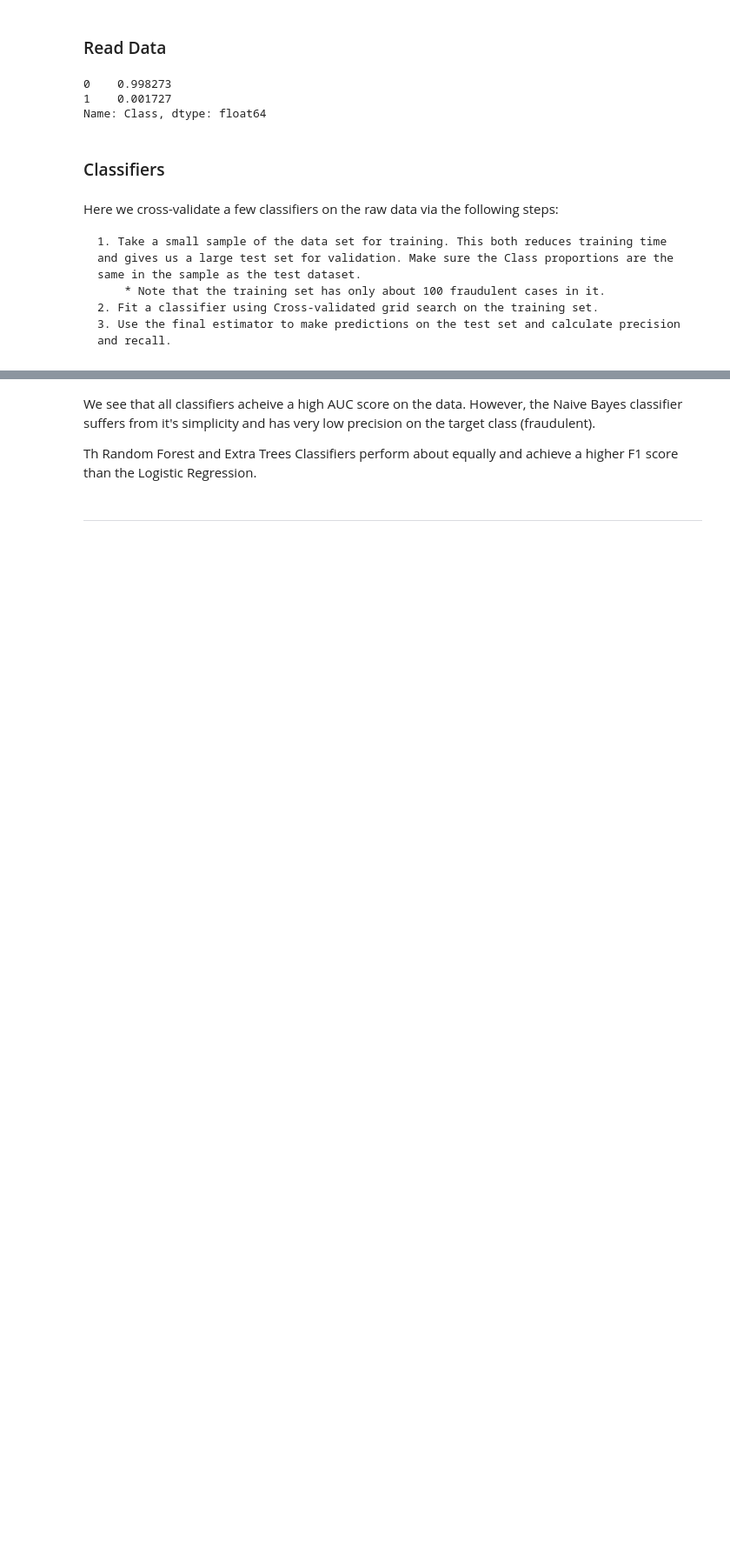
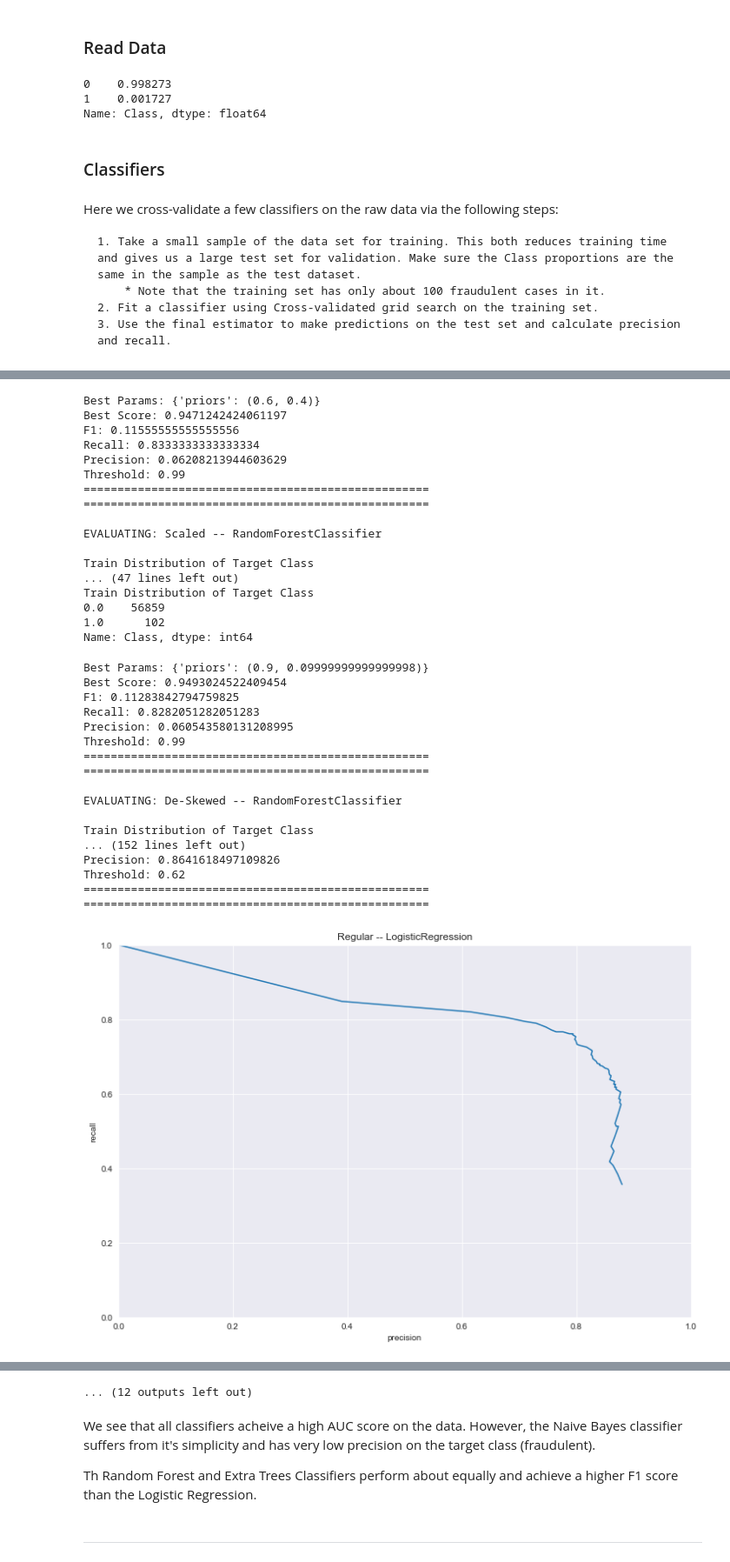
Before and after one commit to rshap91/credit_card_fraud, a Jupyter notebook: Classifiers.ipynb, the cells around one changed output, grey strips where cells are left out. Shown at 87% size. Cells and saved outputs as stored; diff of their text form; code cells hidden in the pictures; blank space fills up the shorter version.

Commit message:
ran all the way through proper outlier removal

```diff
--- a/Classifiers.ipynb
+++ b/Classifiers.ipynb
@@ -218,10 +220,8 @@ tree_params = {
 # %%
 results = {}
 # %%
-for data_transformed, transform_label in zip(
-    [df, scaled_df, deskewed, no_ol, deskewed_no_ol, no_ol_deskewed],
-    ['Regular', 'Scaled', 'De-Skewed', 'No Outliers', 'De-Skewed - No Outliers', 'No Outliers - De-Skewed']
-):
+for data_transformed, transform_label in zip([df, scaled_df, deskewed, scaled_df, deskewed],
+                                             ['Regular', 'Scaled', 'De-Skewed', 'No Outliers', 'De-Skewed - No Outliers']):
     for clf, params in zip(
         [
             LogisticRegression(),
@@ -242,7 +242,11 @@ for data_transformed, transform_label in zip(
         label = transform_label + ' -- ' + model_name
         print('EVALUATING:', label)
         print()
+
+        # get samples and potentially remove outliers for related transforms
         train_reg, test_reg = get_sample(data_transformed, frac=0.2)
+        if transform_label in ['No Outliers', 'De-Skewed - No Outliers']:
+            train_reg = cfh.remove_outliers(train_reg, S=5, subset_rows=train_reg.Class==0, subset_cols=sub_cols)
         print()
         plt.figure(figsize=(12,8))
         mod, x, y, stats = evaluate_classifier(train_reg, test_reg, clf, params)
@@ -251,3 +255,4 @@ for data_transformed, transform_label in zip(
         print('===================================================')
         print('===================================================')
         print()
+# %% [output]
@@ -253,0 +293,35 @@ for data_transformed, transform_label in zip(
+Best Params: {'priors': (0.6, 0.4)}
+Best Score: 0.9471242424061197
+F1: 0.11555555555555556
+Recall: 0.8333333333333334
+Precision: 0.06208213944603629
+Threshold: 0.99
+===================================================
+===================================================
+
+EVALUATING: Scaled -- RandomForestClassifier
+
+Train Distribution of Target Class
+... (47 lines left out)
+Train Distribution of Target Class
+0.0    56859
+1.0      102
+Name: Class, dtype: int64
+Best Params: {'priors': (0.9, 0.09999999999999998)}
+Best Score: 0.9493024522409454
+F1: 0.11283842794759825
+Recall: 0.8282051282051283
+Precision: 0.060543580131208995
+Threshold: 0.99
+===================================================
+===================================================
+
+EVALUATING: De-Skewed -- RandomForestClassifier
+
+Train Distribution of Target Class
+... (152 lines left out)
+Precision: 0.8641618497109826
+Threshold: 0.62
+===================================================
+===================================================
+[figure, added]
@@ -254,3 +335,4 @@ for data_transformed, transform_label in zip(
+... (12 outputs left out)
 # %%
 # Save Results
 for k, (mod,x,y,stats) in results.items():
```
Also changed, not shown: parts of 4 cells of this notebook.
